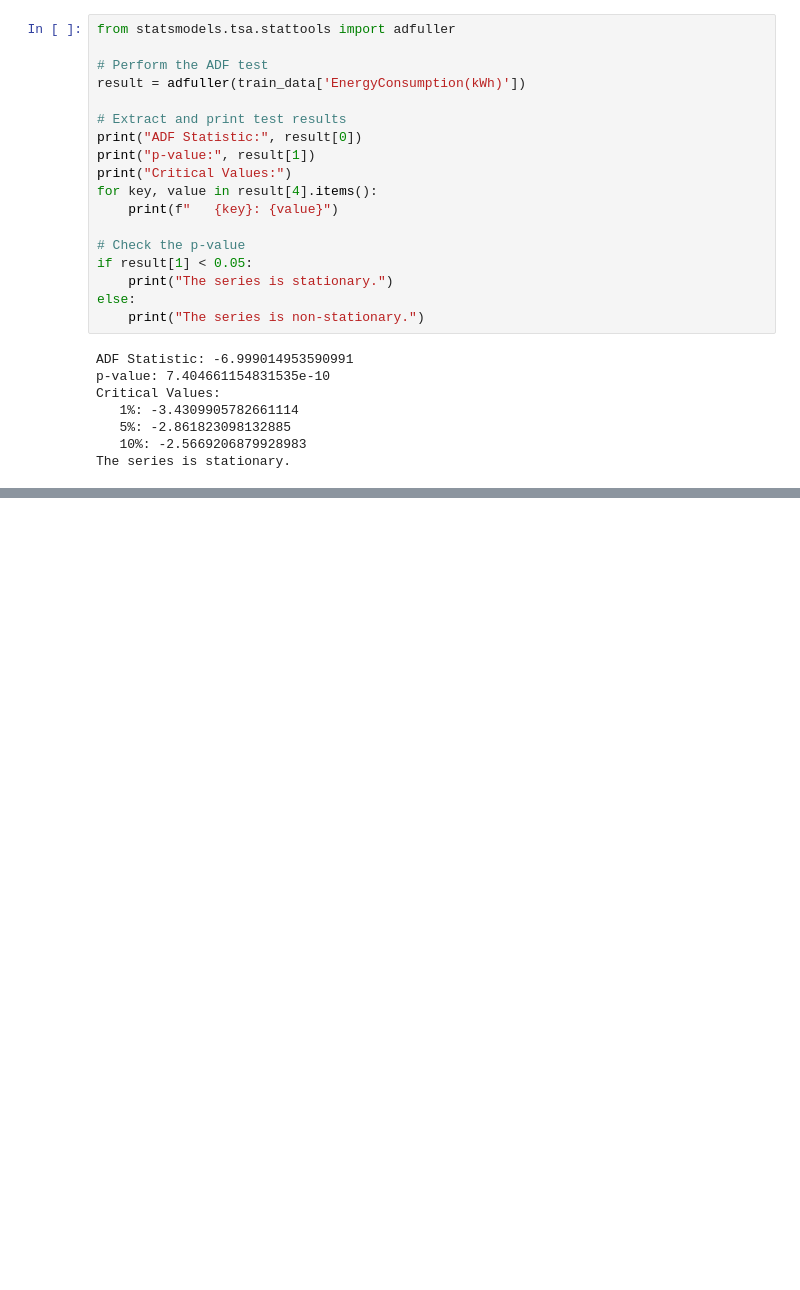
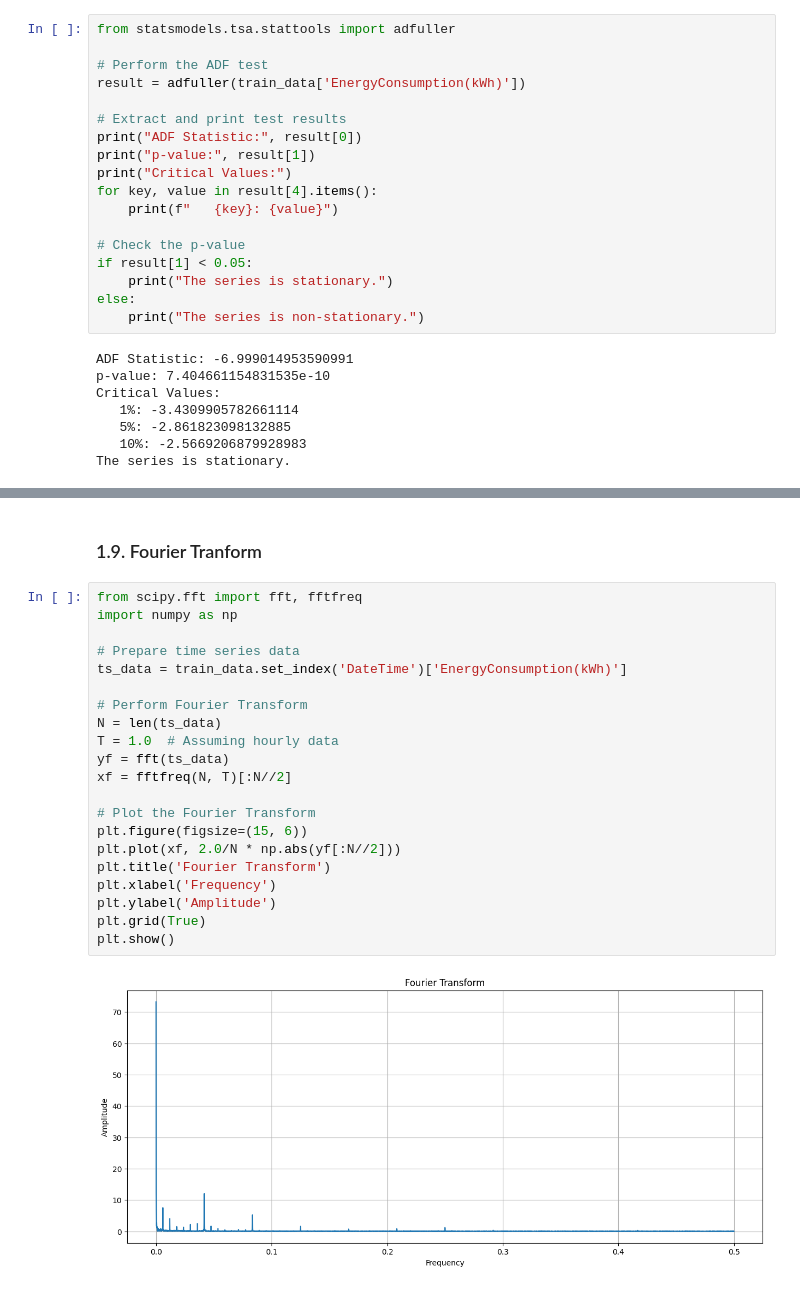
Before and after one commit to Adel2411/energy-consumption-prediction, a Jupyter notebook: data_processing.ipynb, the cells around one changed output, grey strips where cells are left out. Saved outputs shown, nothing was run; the diff lists cells and outputs as text; blank space fills up the shorter version.

```diff
--- a/data_processing.ipynb
+++ b/data_processing.ipynb
@@ -365,0 +390,25 @@ The series is stationary.
+# %% [markdown]
+### 1.9. Fourier Tranform
+# %%
+from scipy.fft import fft, fftfreq
+import numpy as np
+
+# Prepare time series data
+ts_data = train_data.set_index('DateTime')['EnergyConsumption(kWh)']
+
+# Perform Fourier Transform
+N = len(ts_data)
+T = 1.0  # Assuming hourly data
+yf = fft(ts_data)
+xf = fftfreq(N, T)[:N//2]
+
+# Plot the Fourier Transform
+plt.figure(figsize=(15, 6))
+plt.plot(xf, 2.0/N * np.abs(yf[:N//2]))
+plt.title('Fourier Transform')
+plt.xlabel('Frequency')
+plt.ylabel('Amplitude')
+plt.grid(True)
+plt.show()
+# %% [output]
+[figure, added]
```
Also changed, not shown: parts of 3 cells of this notebook, 2 other files.
